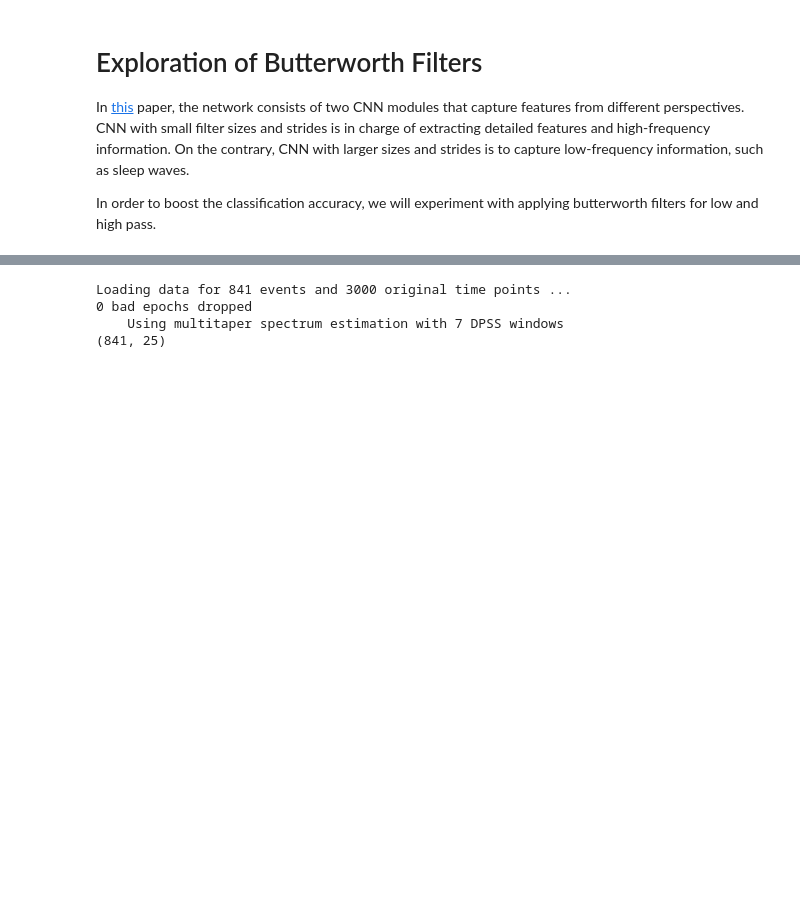
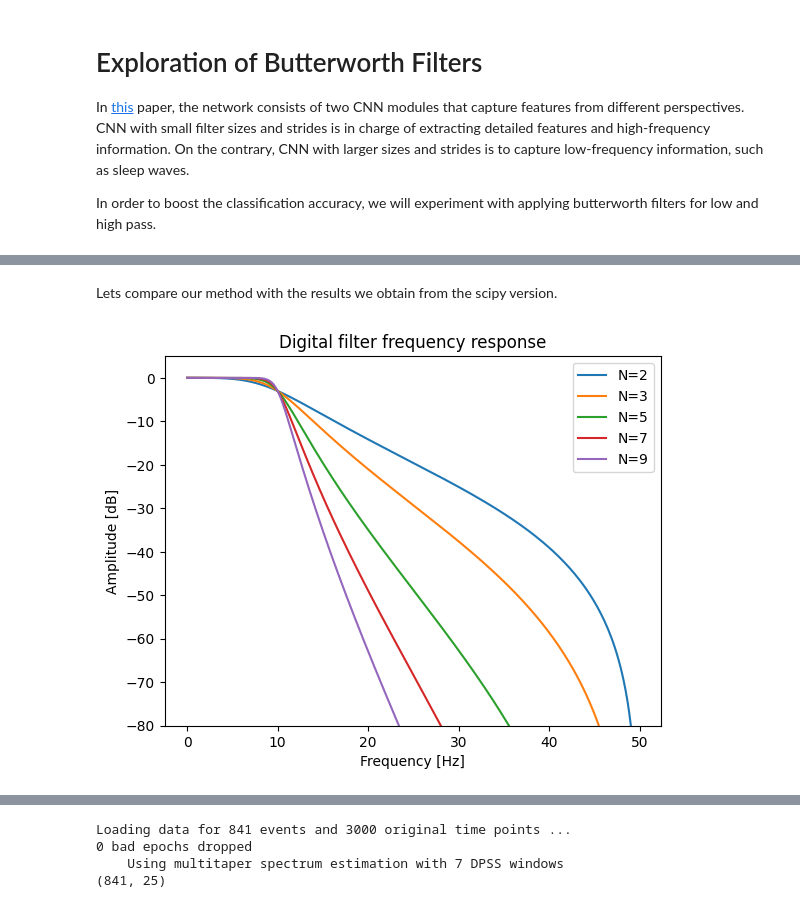
Before and after one commit to derekjohnsonva/dsp_final_project, a Jupyter notebook: butterworth.ipynb, the cells around one changed output, grey strips where cells are left out. Cells and saved outputs as stored; diff of their text form; code cells hidden in the pictures; blank space fills up the shorter version.

```diff
--- a/butterworth.ipynb
+++ b/butterworth.ipynb
@@ -12,0 +67,19 @@ from mne.datasets.sleep_physionet.age import fetch_data
+# %% [markdown]
+Lets compare our method with the results we obtain from the scipy version.
+# %%
+from scipy import signal
+
+fig, ax = plt.subplots()
+for N in [2, 3, 5, 7, 9]:
+    b, a = signal.butter(N, 10, fs=100, btype="lowpass")
+    w, h = signal.freqz(b, a, worN=256, fs=100)
+    # convert w to Hz
+    ax.plot(w, 20 * np.log10(abs(h)), label=f'N={N}')
+ax.legend(loc='best')
+ax.set_title('Digital filter frequency response')
+ax.set_ylim(-80, 5)
+ax.set_ylabel('Amplitude [dB]')
+ax.set_xlabel('Frequency [Hz]')
+plt.show()
+# %% [output]
+[figure, added]
```
Also changed, not shown: parts of 8 cells of this notebook, 1 other file.
